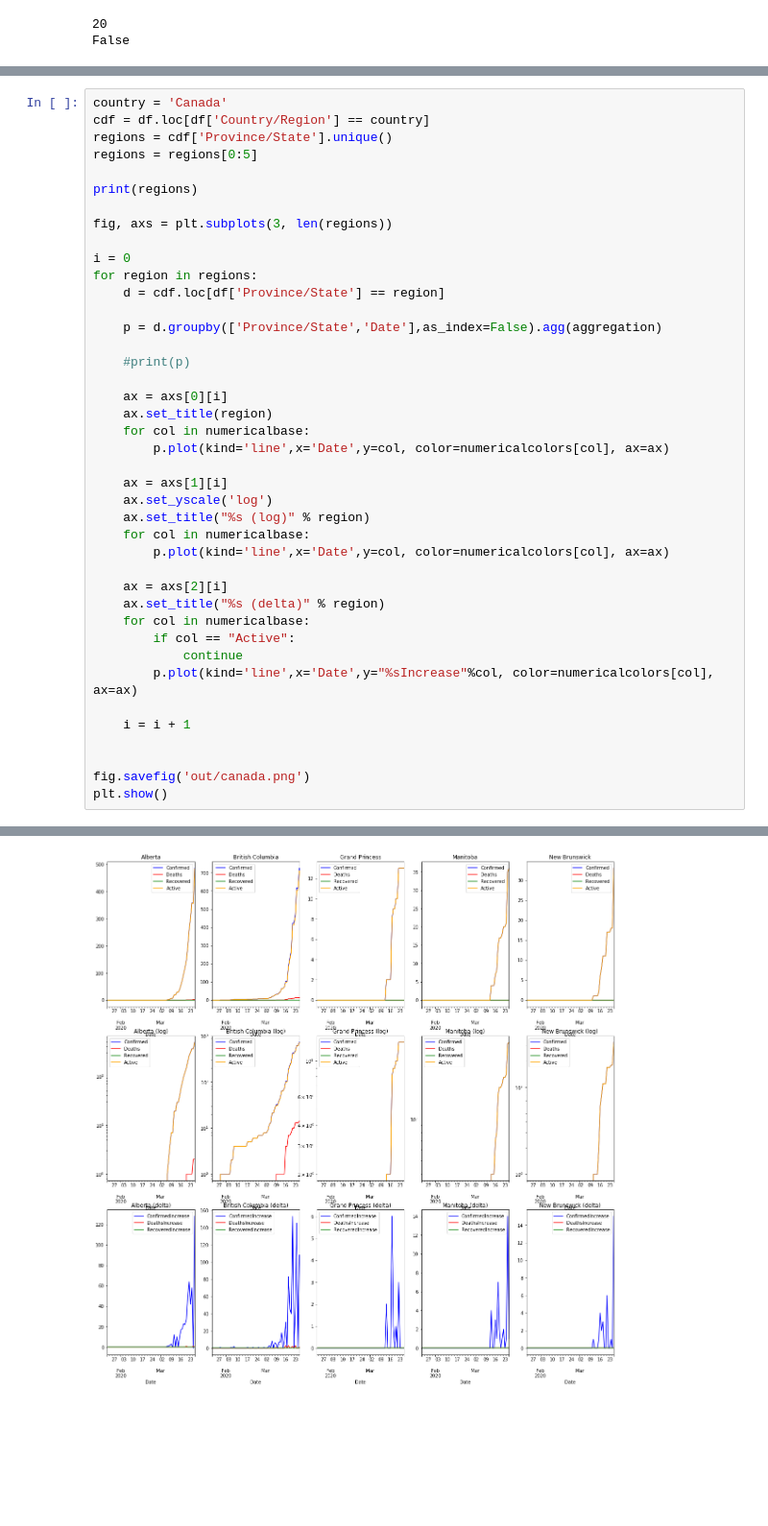
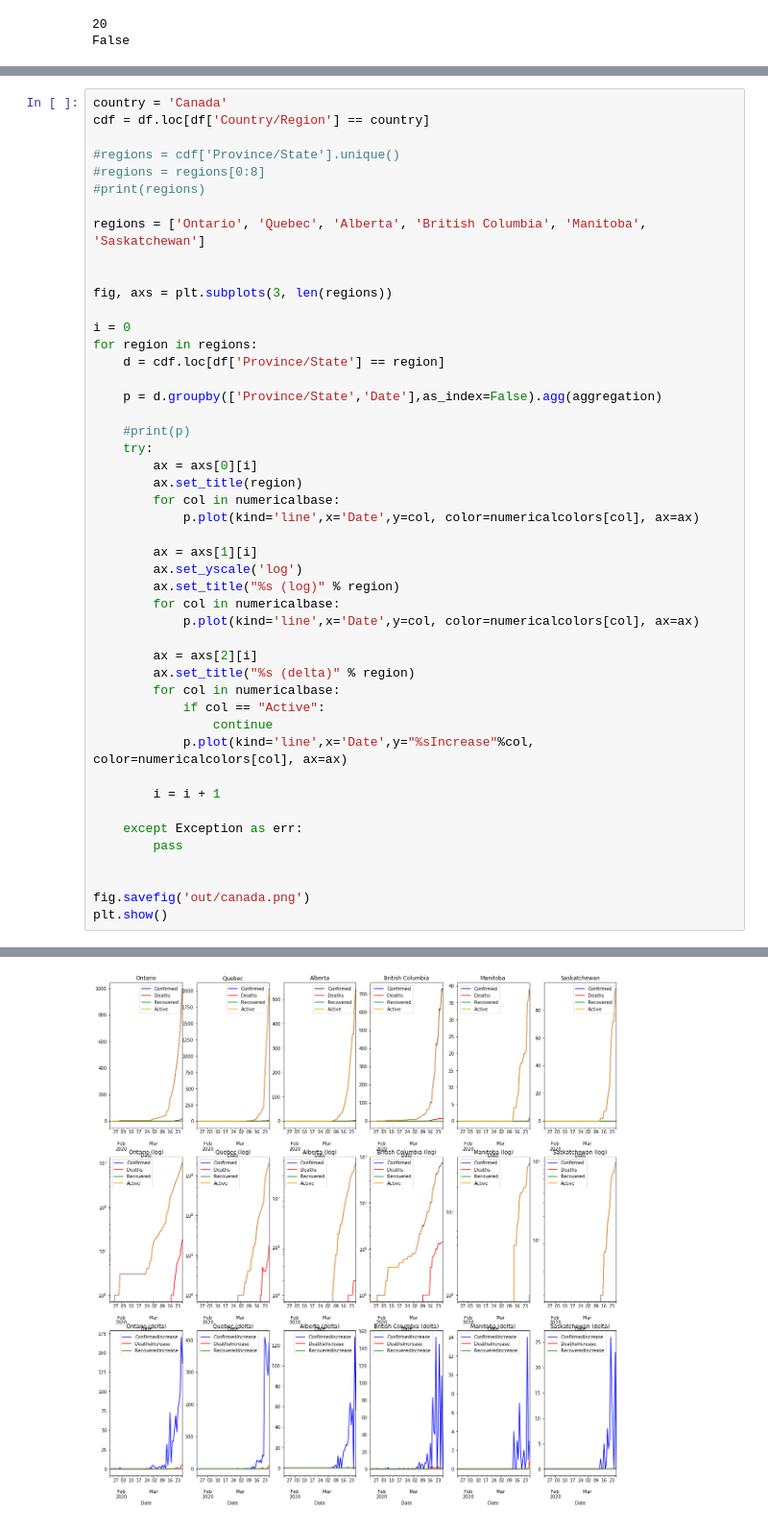
Before and after one commit to bartman/covid19, a Jupyter notebook: covid19-1.ipynb, the cells around one changed output, grey strips where cells are left out. Shown at 96% size. Drawn from its saved outputs; the diff is of its cells as text; blank space fills up the shorter version.

```diff
--- a/covid19-1.ipynb
+++ b/covid19-1.ipynb
@@ -233,10 +233,13 @@ plt.show()
 # %%
 country = 'Canada'
 cdf = df.loc[df['Country/Region'] == country]
-regions = cdf['Province/State'].unique()
-regions = regions[0:5]
 
-print(regions)
+#regions = cdf['Province/State'].unique()
+#regions = regions[0:8]
+#print(regions)
+
+regions = ['Ontario', 'Quebec', 'Alberta', 'British Columbia', 'Manitoba', 'Saskatchewan']
+
 
 fig, axs = plt.subplots(3, len(regions))
 
@@ -247,26 +250,29 @@ for region in regions:
     p = d.groupby(['Province/State','Date'],as_index=False).agg(aggregation)
 
     #print(p)
+    try:
+        ax = axs[0][i]
+        ax.set_title(region)
+        for col in numericalbase:
+            p.plot(kind='line',x='Date',y=col, color=numericalcolors[col], ax=ax)
 
-    ax = axs[0][i]
-    ax.set_title(region)
-    for col in numericalbase:
-        p.plot(kind='line',x='Date',y=col, color=numericalcolors[col], ax=ax)
+        ax = axs[1][i]
+        ax.set_yscale('log')
+        ax.set_title("%s (log)" % region)
+        for col in numericalbase:
+            p.plot(kind='line',x='Date',y=col, color=numericalcolors[col], ax=ax)
 
-    ax = axs[1][i]
-    ax.set_yscale('log')
-    ax.set_title("%s (log)" % region)
-    for col in numericalbase:
-        p.plot(kind='line',x='Date',y=col, color=numericalcolors[col], ax=ax)
+        ax = axs[2][i]
+        ax.set_title("%s (delta)" % region)
+        for col in numericalbase:
+            if col == "Active":
+                continue
+            p.plot(kind='line',x='Date',y="%sIncrease"%col, color=numericalcolors[col], ax=ax)
 
-    ax = axs[2][i]
-    ax.set_title("%s (delta)" % region)
-    for col in numericalbase:
-        if col == "Active":
-            continue
-        p.plot(kind='line',x='Date',y="%sIncrease"%col, color=numericalcolors[col], ax=ax)
+        i = i + 1
 
-    i = i + 1
+    except Exception as err:
+        pass
 
 
 fig.savefig('out/canada.png')
@@ -276,4 +281,4 @@ plt.show()
-[figure, old version]
+[figure, new version]
 # %%
 pop = wb.get_series('SP.POP.TOTL', mrv=1).reset_index()
 
```
Also changed, not shown: parts of 5 cells of this notebook, 2 other files.
